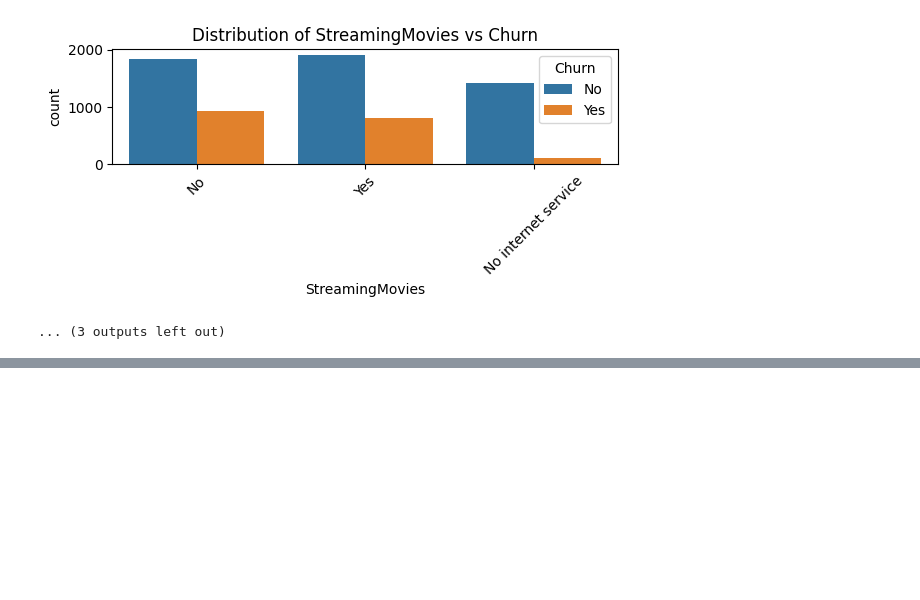
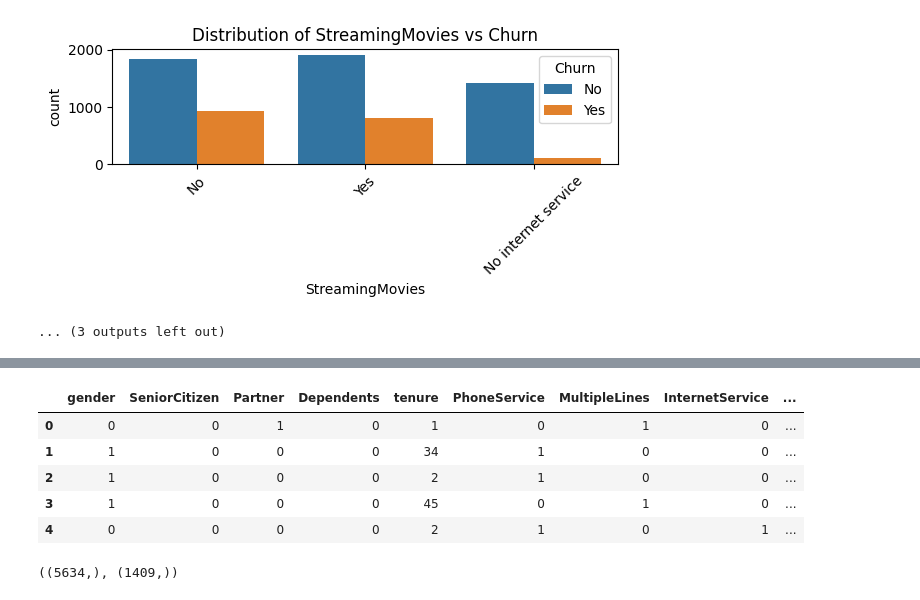
Before and after one commit to swarnendu2003/customer-churn-prediction, a Jupyter notebook: notebooks/data_cleaning_bisakh.ipynb, the cells around one changed output, grey strips where cells are left out. Cells and saved outputs as stored; diff of their text form; code cells hidden in the pictures; blank space fills up the shorter version.

Commit message:
Updated notebook, added encoder.pkl, and updated requirements

```diff
--- a/notebooks/data_cleaning_bisakh.ipynb
+++ b/notebooks/data_cleaning_bisakh.ipynb
@@ -212,0 +252,3 @@ for col in cat_col:
+# %%
+#Label Encoding of target column
+data_copy['Churn']=data_copy['Churn'].replace({"Yes": 1, "No": 0})
@@ -212,0 +279,14 @@ for col in cat_col:
+# %%
+#Label Encoding of categorical columns
+from sklearn.preprocessing import LabelEncoder
+import pickle
+encoder={}
+label_encoder = LabelEncoder()
+
+for col in cat_col:
+    data_copy[col]=label_encoder.fit_transform(data_copy[col])
+    encoder[col]=label_encoder
+
+#Saving the encoders
+with open('encoder.pkl', 'wb') as f:
+        pickle.dump(encoder, f)
@@ -212,0 +311,9 @@ for col in cat_col:
+# %%
+data_copy.head()
+# %% [output]
+|  | gender | SeniorCitizen | Partner | Dependents | tenure | PhoneService | MultipleLines | InternetService | ... |
+| 0 | 0 | 0 | 1 | 0 | 1 | 0 | 1 | 0 | ... |
+| 1 | 1 | 0 | 0 | 0 | 34 | 1 | 0 | 0 | ... |
+| 2 | 1 | 0 | 0 | 0 | 2 | 1 | 0 | 0 | ... |
+| 3 | 1 | 0 | 0 | 0 | 45 | 0 | 1 | 0 | ... |
+| 4 | 0 | 0 | 0 | 0 | 2 | 1 | 0 | 1 | ... |
@@ -212,0 +326,4 @@ for col in cat_col:
+# %%
+y_train.shape, y_test.shape
+# %% [output]
+((5634,), (1409,))
```
Also changed, not shown: parts of 31 cells of this notebook, 2 other files.
